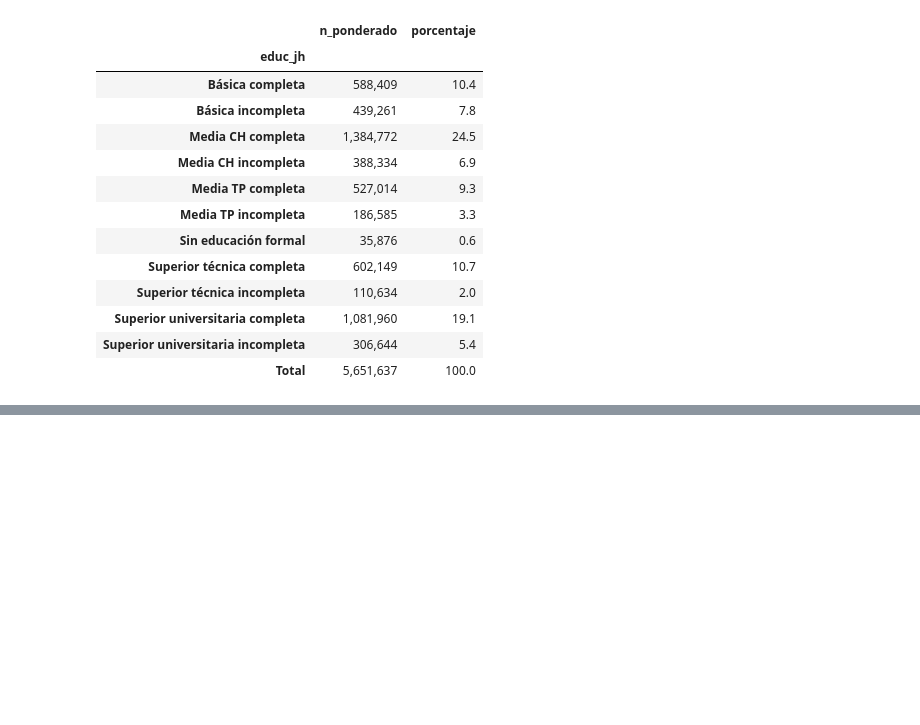
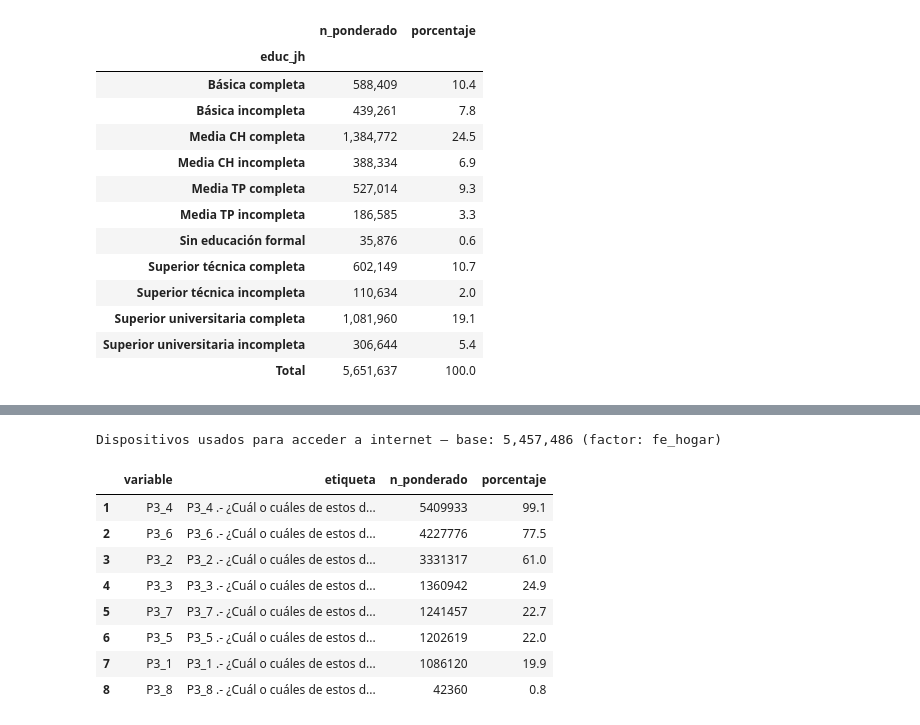
Before and after one commit to tomasleale/eaui_subtel, a Jupyter notebook: eaui2026.ipynb, the cells around one changed output, grey strips where cells are left out. Cells and saved outputs as stored; diff of their text form; code cells hidden in the pictures; blank space fills up the shorter version.

```diff
--- a/eaui2026.ipynb
+++ b/eaui2026.ipynb
@@ -859,0 +1130,13 @@ fordf(dstats(df, 'uso_computador', tipo='cruzada', variable_cruce='sexo', factor
+# %%
+analizar_rm('P3', factor='fe_hogar')
+# %% [output]
+Dispositivos usados para acceder a internet — base: 5,457,486 (factor: fe_hogar)
+|  | variable | etiqueta | n_ponderado | porcentaje |
+| 1 | P3_4 | P3_4 .- ¿Cuál o cuáles de estos d... | 5409933 | 99.1 |
+| 2 | P3_6 | P3_6 .- ¿Cuál o cuáles de estos d... | 4227776 | 77.5 |
+| 3 | P3_2 | P3_2 .- ¿Cuál o cuáles de estos d... | 3331317 | 61.0 |
+| 4 | P3_3 | P3_3 .- ¿Cuál o cuáles de estos d... | 1360942 | 24.9 |
+| 5 | P3_7 | P3_7 .- ¿Cuál o cuáles de estos d... | 1241457 | 22.7 |
+| 6 | P3_5 | P3_5 .- ¿Cuál o cuáles de estos d... | 1202619 | 22.0 |
+| 7 | P3_1 | P3_1 .- ¿Cuál o cuáles de estos d... | 1086120 | 19.9 |
+| 8 | P3_8 | P3_8 .- ¿Cuál o cuáles de estos d... | 42360 | 0.8 |
```
Also changed, not shown: parts of 6 cells of this notebook, 2 other files.
